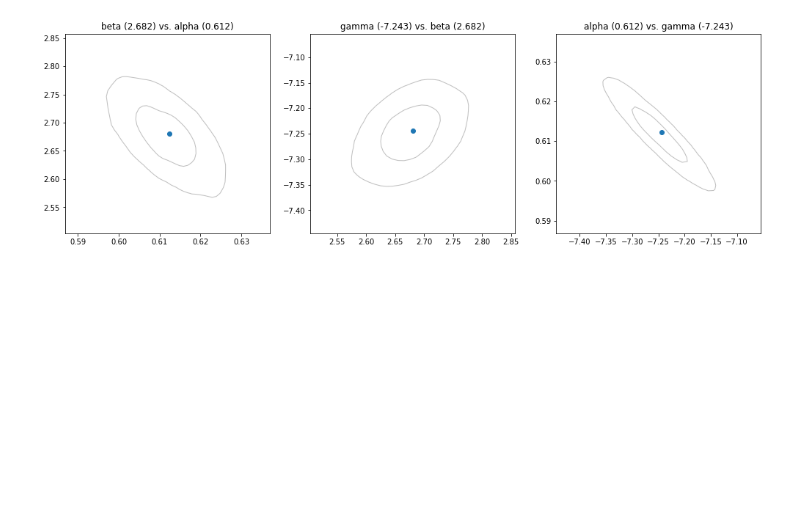
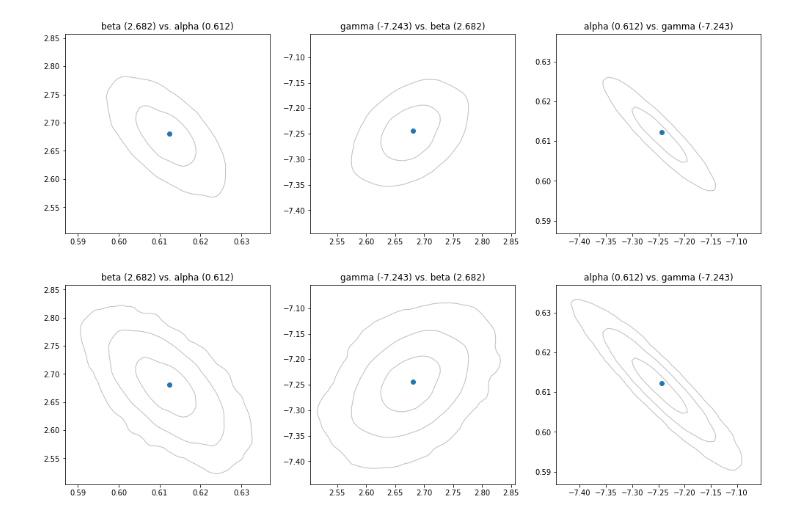
Before and after one commit to kaitshin/LowM_MainSequence, a Jupyter notebook: MC_fit_errors.ipynb, the cells around one changed output. Saved outputs shown, nothing was run; the diff lists cells and outputs as text; code cells hidden in the pictures; blank space fills up the shorter version.

Commit message:
added 3sig contours

```diff
--- a/MC_fit_errors.ipynb
+++ b/MC_fit_errors.ipynb
@@ -78,7 +76,6 @@ beta_arr = np.array([])
 gamma_arr = np.array([])
 
 for i in range(10000):
-    if i%100==0: print i
     m_arr = np.array([])
     s_arr = np.array([])
     z_arr = np.array([])
@@ -146,7 +125,6 @@ gamma_arr = np.array([])
 mz_ndarr = np.vstack([mass, z_sp]).T
 
 for i in range(num_iters):
-    if i%1000==0: print i
     s_arr = sfrs_pdf[:,i]
 
     params, pcov = optimize.curve_fit(func, mz_ndarr, s_arr)
@@ -171,8 +138,7 @@ for i, ax, const_arr, lbl in zip(range(3), axes, [alpha_arr, beta_arr, gamma_arr
     ax.axvline(params00[i], c='r', ls='--')
     ax.set_title(lbl+'= %.2f'%params00[i])
     print '%.3f'%params00[i], '(sample mean: %.3f)'%np.mean(const_arr)
-    print '\t (-%.3f'%binned_monte_carlo.confidence(const_arr)[0]+ \
-            ', +%.3f'%binned_monte_carlo.confidence(const_arr)[1]+')'
+    print '\t (-%.3f'%confidence(const_arr)[0]+', +%.3f'%confidence(const_arr)[1]+')'
 
 f.set_size_inches(17,5)
 # %% [output]
@@ -184,18 +150,16 @@ f.set_size_inches(17,5)
          (-0.058, +0.058)
 [figure]
 # %%
-reload(binned_monte_carlo)
-
 f, axes = plt.subplots(1,3)
 params_arr = [alpha_arr, beta_arr, gamma_arr]
 lbl_arr = ['alpha', 'beta', 'gamma']
-xsize = 0.005; ysize=0.005
+
 for i, ax, const_arr, lbl in zip(range(3), axes, params_arr, lbl_arr):
     j = (i+1)%3
 
     xsize=0.001 if np.std(params_arr[i]) < 0.01 else 0.01
     ysize=0.001 if np.std(params_arr[j]) < 0.01 else 0.01
-    x_final, y_final, hist2d, sig_levels = binned_monte_carlo.contours(params_arr[i], params_arr[j], xsize, ysize)
+    x_final, y_final, hist2d, sig_levels = contours(params_arr[i], params_arr[j], xsize, ysize)
     ax.contour(x_final, y_final, hist2d, levels=sig_levels, colors=('0.75','0.75','0.75'))
     ax.scatter(np.median(params_arr[i]), np.median(params_arr[j]))
 
@@ -204,6 +168,30 @@ for i, ax, const_arr, lbl in zip(range(3), axes, params_arr, lbl_arr):
 f.set_size_inches(17,5)
 # %% [output]
 [figure]
+# %%
+f, axes = plt.subplots(1,3)
+params_arr = [alpha_arr, beta_arr, gamma_arr]
+lbl_arr = ['alpha', 'beta', 'gamma']
+
+for i, ax, const_arr, lbl in zip(range(3), axes, params_arr, lbl_arr):
+    j = (i+1)%3
+
+    if i>0:
+        xsize=0.001 if np.std(params_arr[i]) < 0.01 else 0.01
+        ysize=0.001 if np.std(params_arr[j]) < 0.01 else 0.01
+    else:
+        xsize=0.001 if np.std(params_arr[i]) < 0.01 else 0.009
+        ysize=0.001 if np.std(params_arr[j]) < 0.01 else 0.009
+
+    x_final, y_final, hist2d, sig_levels = contours(params_arr[i], params_arr[j], xsize, ysize, three_sig=True)
+    ax.contour(x_final, y_final, hist2d, levels=sig_levels, colors=('0.75','0.75','0.75'))
+    ax.scatter(np.median(params_arr[i]), np.median(params_arr[j]))
+
+    ax.set_title(lbl_arr[j]+' (%.3f)'%params00[j]+' vs. '+lbl_arr[i]+' (%.3f)'%params00[i])
+
+f.set_size_inches(17,5)
+# %% [output]
+[figure, added]
 # %%
 # for every fit i have an alpha beta gamma
 # what happens is that we're gonna generate a grid of each of these three parameters
```
Also changed, not shown: parts of 3 cells of this notebook.
